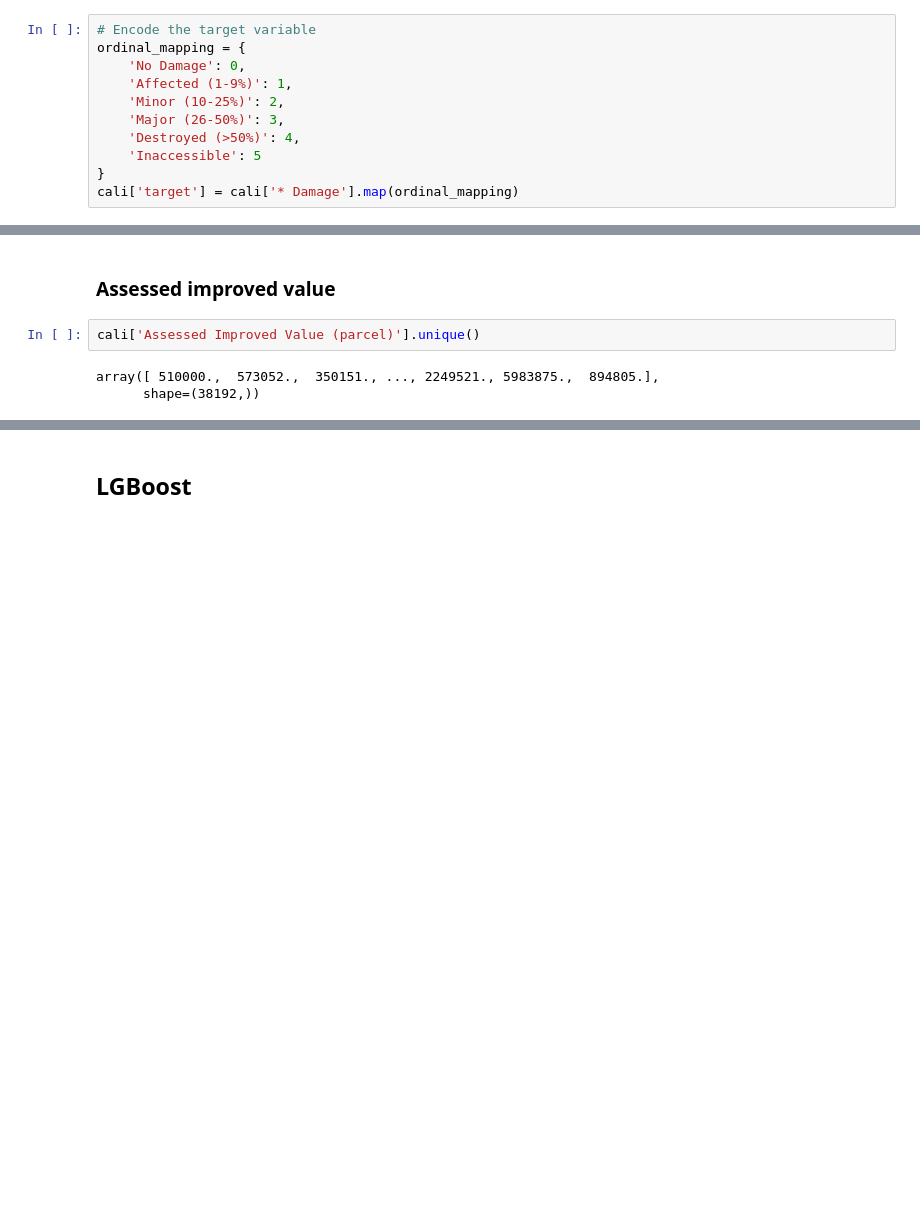
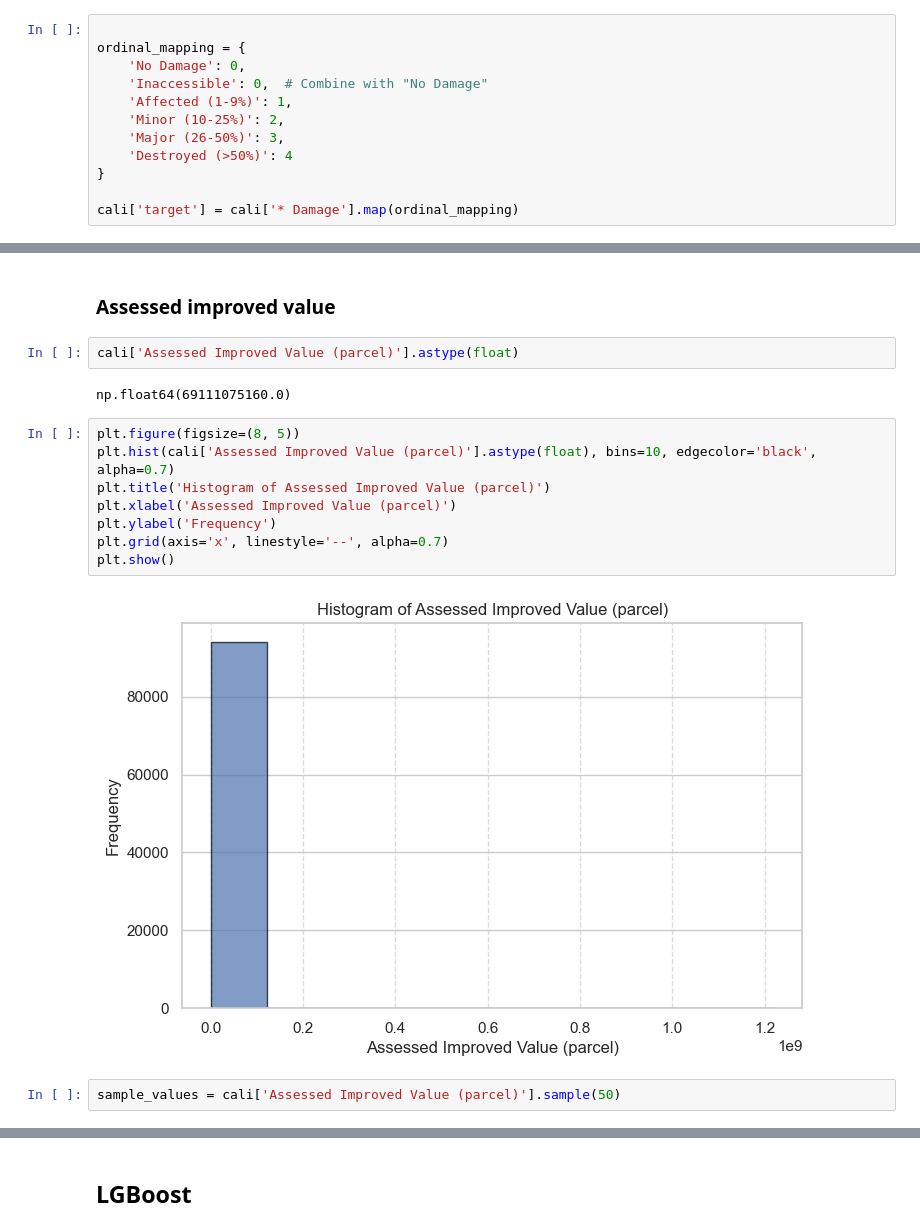
Before and after one commit to Isaacfer49/CaliforniaWildfire, a Jupyter notebook: CaliWildFire.ipynb, the cells around one changed output, grey strips where cells are left out. Drawn from its saved outputs; the diff is of its cells as text; blank space fills up the shorter version.

Commit message:
analyzing variables

```diff
--- a/CaliWildFire.ipynb
+++ b/CaliWildFire.ipynb
@@ -135,13 +137,14 @@ array(['No Damage', 'Affected (1-9%)', 'Minor (10-25%)',
 # %%
-# Encode the target variable
+
 ordinal_mapping = {
     'No Damage': 0,
+    'Inaccessible': 0,  # Combine with "No Damage"
     'Affected (1-9%)': 1,
     'Minor (10-25%)': 2,
     'Major (26-50%)': 3,
-    'Destroyed (>50%)': 4,
-    'Inaccessible': 5
+    'Destroyed (>50%)': 4
 }
+
 cali['target'] = cali['* Damage'].map(ordinal_mapping)
 # %%
 cali.sample(10)
@@ -357,7 +362,18 @@ len((cali[cali['* Damage'] == 'Inaccessible']).target)/cali.shape[0]
 # %% [markdown]
 ### Assessed improved value
 # %%
-cali['Assessed Improved Value (parcel)'].unique()
+cali['Assessed Improved Value (parcel)'].astype(float)
 # %% [output]
-array([ 510000.,  573052.,  350151., ..., 2249521., 5983875.,  894805.],
-      shape=(38192,))
+np.float64(69111075160.0)
+# %%
+plt.figure(figsize=(8, 5))
+plt.hist(cali['Assessed Improved Value (parcel)'].astype(float), bins=10, edgecolor='black', alpha=0.7)
+plt.title('Histogram of Assessed Improved Value (parcel)')
+plt.xlabel('Assessed Improved Value (parcel)')
+plt.ylabel('Frequency')
+plt.grid(axis='x', linestyle='--', alpha=0.7)
+plt.show()
+# %% [output]
+[figure, added]
+# %%
+sample_values = cali['Assessed Improved Value (parcel)'].sample(50)
```
Also changed, not shown: parts of 9 cells of this notebook.
